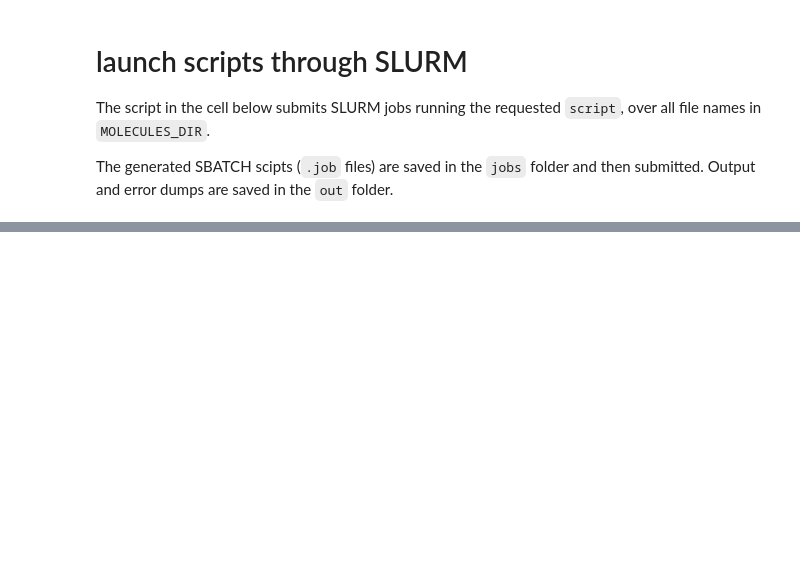
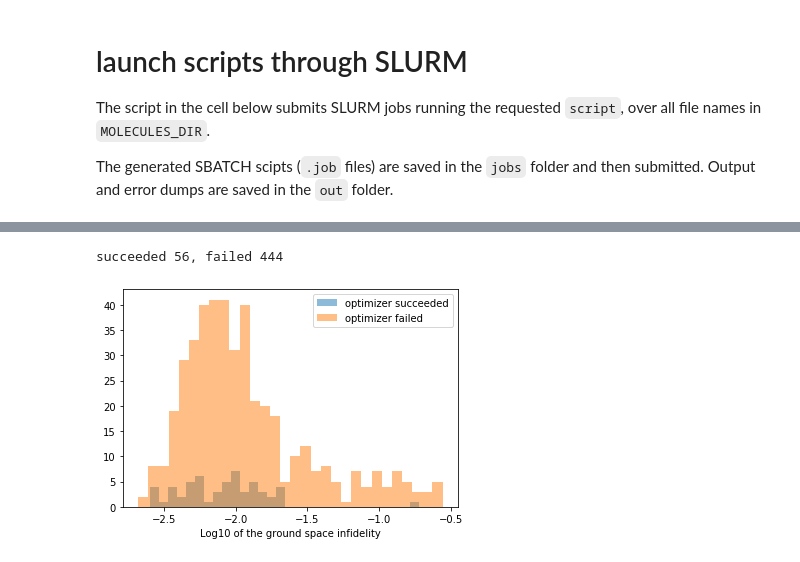
Before and after one commit to cgyurik/qml_for_qchem, a Jupyter notebook: convoQC/SLURM_working_directory/UCC-optimization-SLURM.ipynb, the cells around one changed output, grey strips where cells are left out. Cells and saved outputs as stored; diff of their text form; code cells hidden in the pictures; blank space fills up the shorter version.

```diff
--- a/convoQC/SLURM_working_directory/SLURM-launcher.ipynb
+++ b/convoQC/SLURM_working_directory/UCC-optimization-SLURM.ipynb
@@ -92,3 +80,18 @@ for idx, filename in enumerate(origin_files):
         )
 
     os.system("sbatch %s" %job_file)
+# %%
+ucc_files = os.listdir(UCC_DIR)
+ucc_dataset = [load_ucc_data(f) for f in ucc_files]
+overlaps_success = [d['overlap'] for d in ucc_dataset if d['optimizer_success'] is True]
+overlaps_failure = [d['overlap'] for d in ucc_dataset if d['optimizer_success'] is False]
+# %%
+print(f'succeeded {len(overlaps_success)}, failed {len(overlaps_failure)}')
+plt.hist(np.log10(overlaps_success), 30, alpha=.5, label='optimizer succeeded')
+plt.hist(np.log10(overlaps_failure), 30, alpha=.5, label='optimizer failed')
+plt.legend()
+plt.xlabel('Log10 of the ground space infidelity')
+plt.show()
+# %% [output]
+succeeded 56, failed 444
+[figure, added]
```
Also changed, not shown: parts of 5 cells of this notebook, 3 other files.
